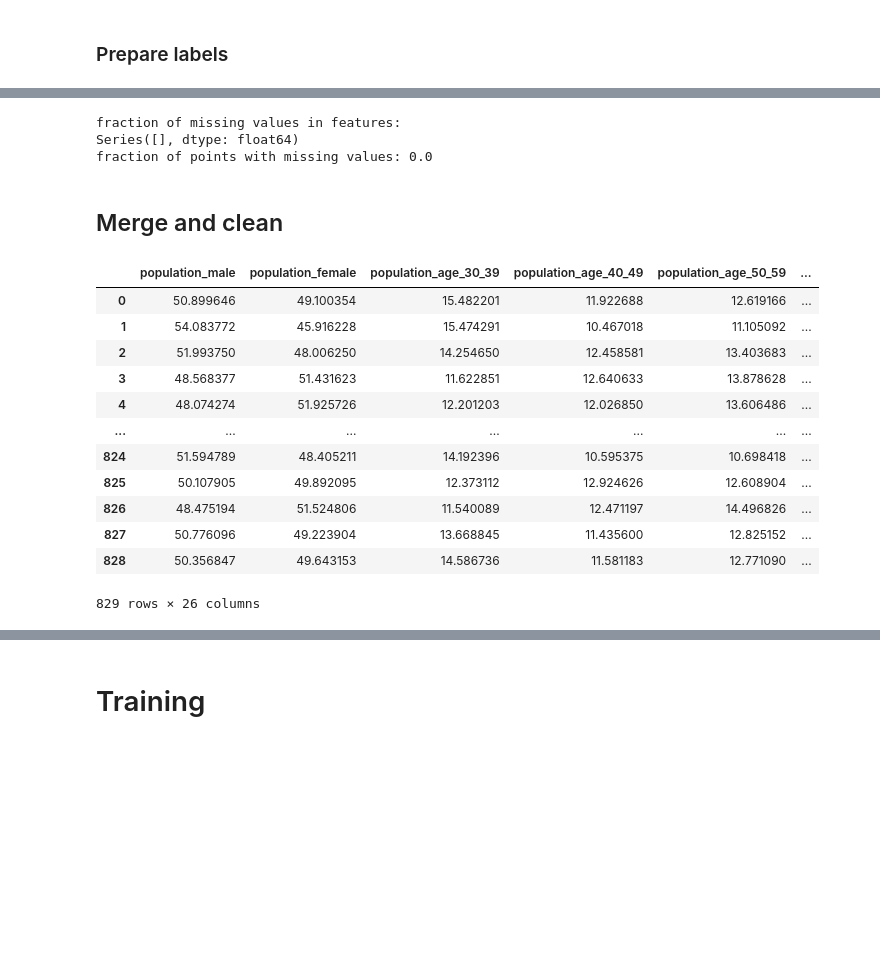
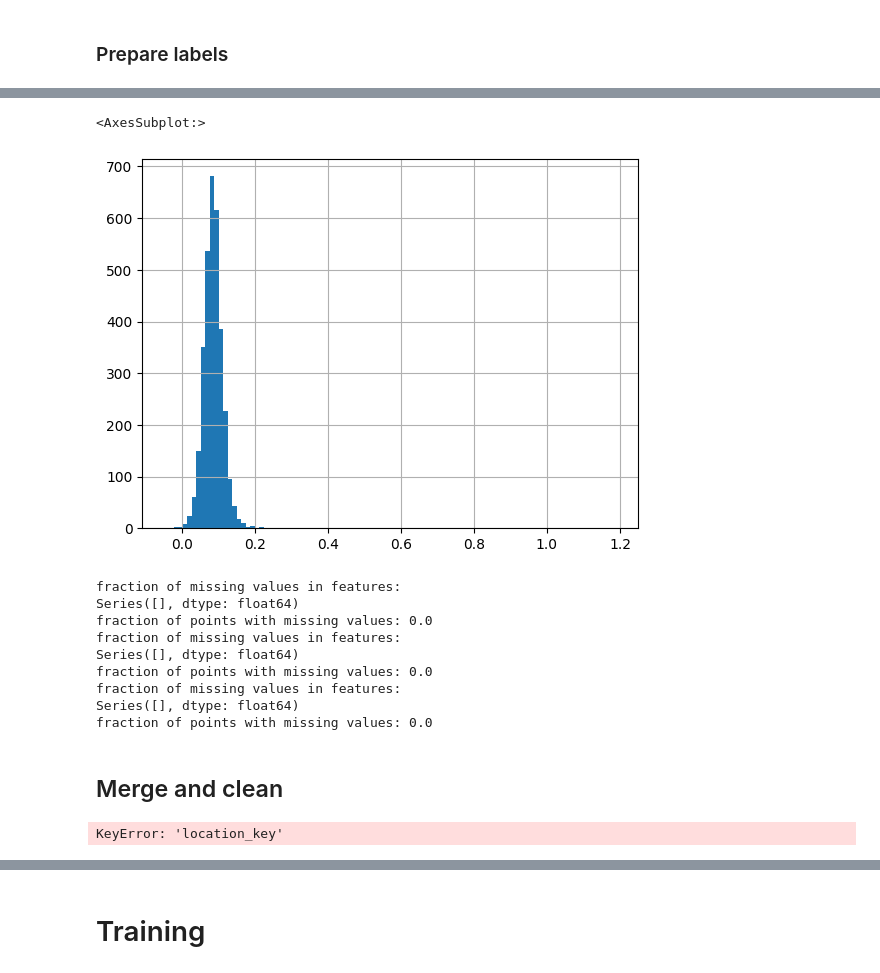
Before and after one commit to robbagott/covid-case-predictor, a Jupyter notebook: covid-case-predictor.ipynb, the cells around one changed output, grey strips where cells are left out. Saved outputs shown, nothing was run; the diff lists cells and outputs as text; code cells hidden in the pictures; blank space fills up the shorter version.

```diff
--- a/covid-case-predictor.ipynb
+++ b/covid-case-predictor.ipynb
@@ -439,31 +441,39 @@ merged['cumulative_confirmed'].hist(bins = 100)
+# %%
+surge_3['cumulative_confirmed'].hist(bins = 100)
+# %% [output]
+<AxesSubplot:>
+[figure, added]
 # %%
-perc_missing_per_ftr = merged.isnull().sum(axis=0)/merged.shape[0]
-print('fraction of missing values in features:')
-print(perc_missing_per_ftr[perc_missing_per_ftr > 0])
-frac_missing = sum(merged.isnull().sum(axis=1)!=0)/merged.shape[0]
-print('fraction of points with missing values:',frac_missing)
+def missing_stats(data):
+    perc_missing_per_ftr = data.isnull().sum(axis=0)/data.shape[0]
+    print('fraction of missing values in features:')
+    print(perc_missing_per_ftr[perc_missing_per_ftr > 0])
+    frac_missing = sum(data.isnull().sum(axis=1)!=0)/data.shape[0]
+    print('fraction of points with missing values:',frac_missing)
+missing_stats(surge_1)
+missing_stats(surge_2)
+missing_stats(surge_3)
 # %% [output]
 fraction of missing values in features:
 Series([], dtype: float64)
 fraction of points with missing values: 0.0
+fraction of missing values in features:
+Series([], dtype: float64)
+fraction of points with missing values: 0.0
+fraction of missing values in features:
+Series([], dtype: float64)
+fraction of points with missing values: 0.0
 # %% [markdown]
 ## Merge and clean
 # %%
-data = county_data.merge(merged, on='location_key')
-data = data.drop(columns=['fips', 'location_key', 'subregion1_code'])
-data
+def merge_and_clean(data):
+    data = county_data.merge(data, on='location_key')
+    data = data.drop(columns=['fips', 'location_key', 'subregion1_code'])
+    return data
+surge_1 = merge_and_clean(surge_1)
+surge_2 = merge_and_clean(surge_2)
+surge_3 = merge_and_clean(surge_3)
+surge_1
 # %% [output]
-|  | population_male | population_female | population_age_30_39 | population_age_40_49 | population_age_50_59 | ... |
-| 0 | 50.899646 | 49.100354 | 15.482201 | 11.922688 | 12.619166 | ... |
-| 1 | 54.083772 | 45.916228 | 15.474291 | 10.467018 | 11.105092 | ... |
-| 2 | 51.993750 | 48.006250 | 14.254650 | 12.458581 | 13.403683 | ... |
-| 3 | 48.568377 | 51.431623 | 11.622851 | 12.640633 | 13.878628 | ... |
-| 4 | 48.074274 | 51.925726 | 12.201203 | 12.026850 | 13.606486 | ... |
-| ... | ... | ... | ... | ... | ... | ... |
-| 824 | 51.594789 | 48.405211 | 14.192396 | 10.595375 | 10.698418 | ... |
-| 825 | 50.107905 | 49.892095 | 12.373112 | 12.924626 | 12.608904 | ... |
-| 826 | 48.475194 | 51.524806 | 11.540089 | 12.471197 | 14.496826 | ... |
-| 827 | 50.776096 | 49.223904 | 13.668845 | 11.435600 | 12.825152 | ... |
-| 828 | 50.356847 | 49.643153 | 14.586736 | 11.581183 | 12.771090 | ... |
-829 rows × 26 columns
+KeyError: 'location_key'
 # %%
```
Also changed, not shown: parts of 18 cells of this notebook.
